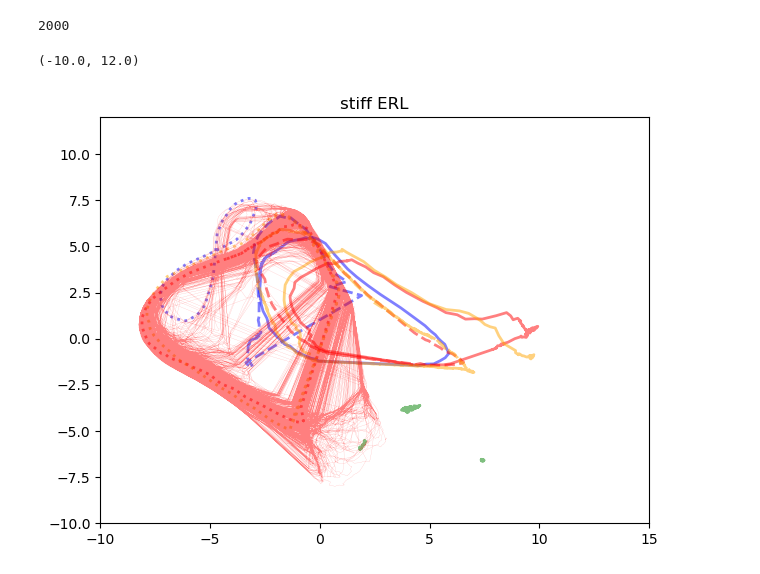
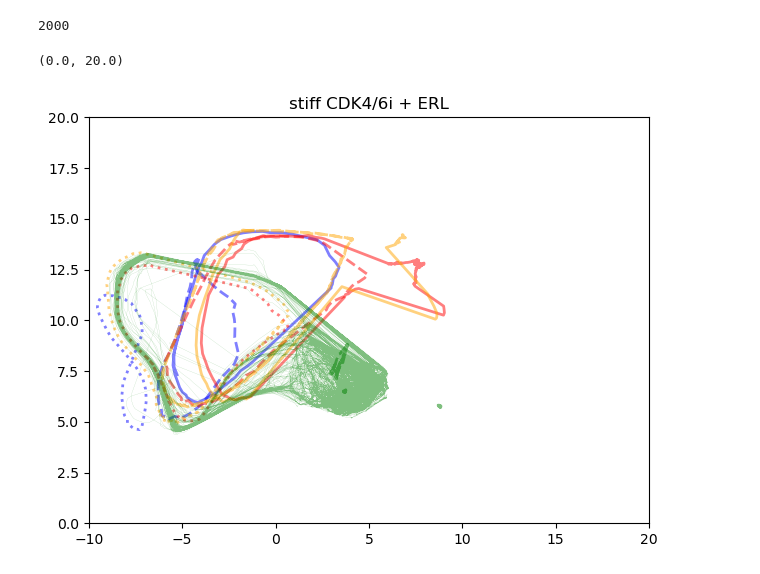
Before and after one commit to QuLab-VU/ECM_cell_cycle_model, a Jupyter notebook: Figures/Fig7/Fig7.ipynb, the cells around one changed output. Saved outputs shown, nothing was run; the diff lists cells and outputs as text; code cells hidden in the pictures.

```diff
--- a/Figures/Fig7/Fig7.ipynb
+++ b/Figures/Fig7/Fig7.ipynb
@@ -68,27 +68,27 @@ def get_traj(embed_dat, pos, trk_len):
     return embed_traj
 # %%
 col = ['blue','blue','blue','red','red','red','orange','orange','orange','green','green','green',]
-plot_ode_len = [60, 50, 45, 150, 70, 60, 70, 150, 80, 90, 120, 120, 150, 200]
+plot_ode_len = [60, 50, 45, 150, 70, 60, 70, 150, 80, 90, 120, 50, 50, 50]
 ode_lsty = ['solid', 'dashed', 'dotted', 'solid', 'dashed', 'dotted', 'solid', 'dashed', 'dotted','solid', 'dashed', 'dotted',]
 cond = ['soft DMSO', 'int DMSO',' stiff DMSO',
         'soft ERL', 'int ERL', 'stiff ERL',
         'soft CDK4/6i', 'int CDK4/6i', 'stiff CDK4/6i',
         'soft CDK4/6i + ERL', 'int CDK4/6i + ERL', 'stiff CDK4/6i + ERL']
 
 
 for i in range(12):
     plt.plot(embed_dat_ode[i*ode_l:(i*ode_l+plot_ode_len[i]),0],
              embed_dat_ode[i*ode_l:(i*ode_l+plot_ode_len[i]),1],
              color=col[i], lw=2, linestyle=ode_lsty[i], alpha=0.5)
 
-pos = 5
+pos = 11
 embed_plot = get_traj(embed_dat, pos, stoch_l)
 
 plt.title(cond[pos])
 plt.plot(embed_plot[:,0], embed_plot[:,1], lw=0.1, color=col[pos], alpha=0.5)
 
-plt.xlim(-10,15)
-plt.ylim(-10,12)
+plt.xlim(-10,20)
+plt.ylim(0,20)
 # %% [output]
-(-10.0, 12.0)
+(0.0, 20.0)
-[figure, old version]
+[figure, new version]
```
Also changed, not shown: 1 other file.
